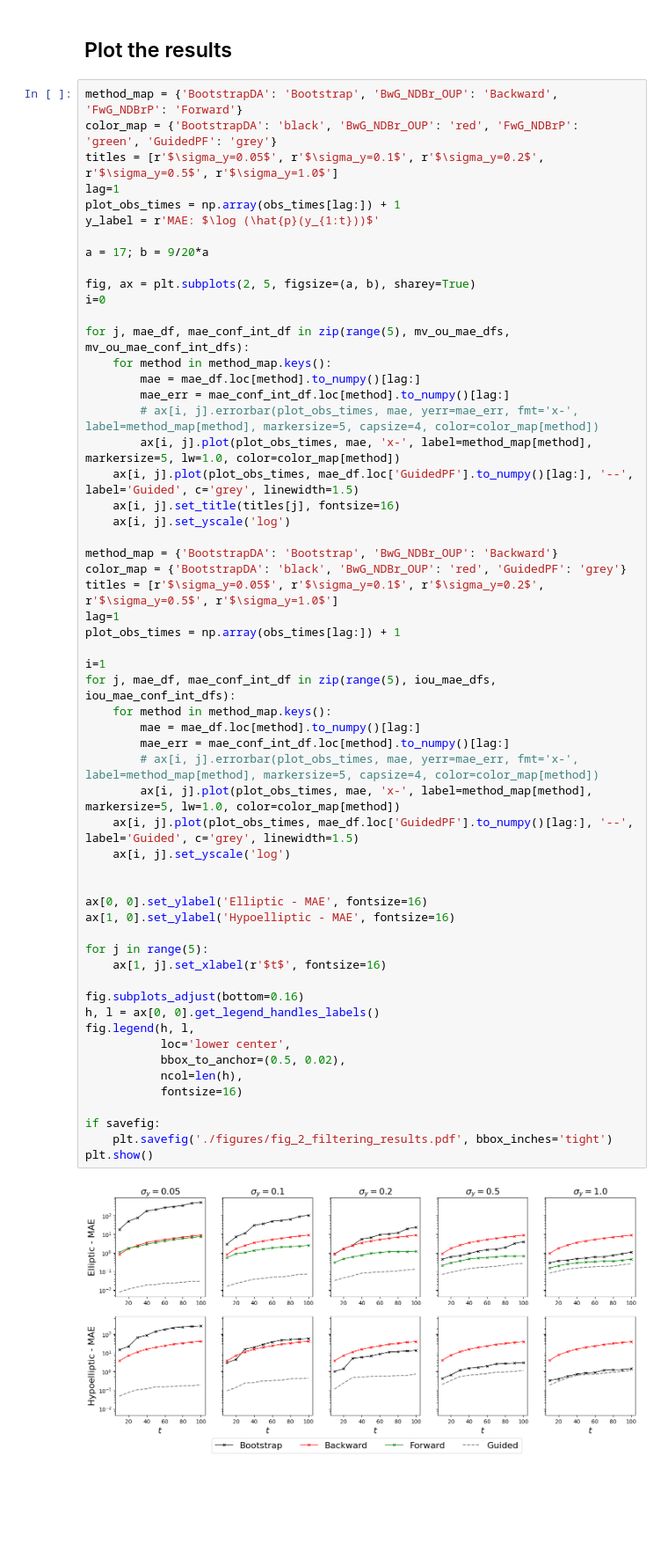
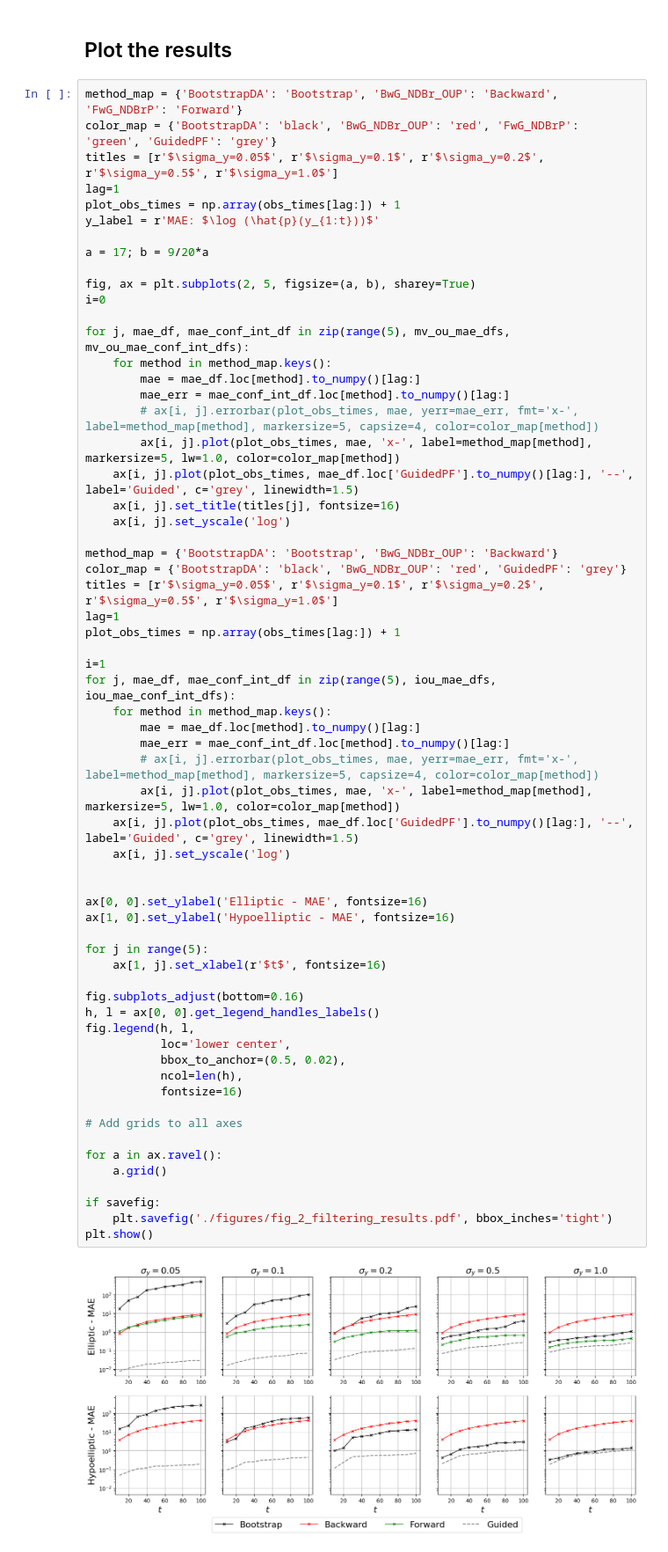
Before and after one commit to chris-stanton50/particles-cdssm, a Jupyter notebook: paper/linear_sde_filtering/filtering_experiment_results.ipynb, the cells around one changed output. Shown at 88% size. Saved outputs shown, nothing was run; the diff lists cells and outputs as text; blank space fills up the shorter version.

```diff
--- a/paper/linear_sde_filtering/filtering_experiment_results.ipynb
+++ b/paper/linear_sde_filtering/filtering_experiment_results.ipynb
@@ -147,31 +147,36 @@ plot_obs_times = np.array(obs_times[lag:]) + 1
 
 i=1
 for j, mae_df, mae_conf_int_df in zip(range(5), iou_mae_dfs, iou_mae_conf_int_dfs):
     for method in method_map.keys():
         mae = mae_df.loc[method].to_numpy()[lag:]
         mae_err = mae_conf_int_df.loc[method].to_numpy()[lag:]
         # ax[i, j].errorbar(plot_obs_times, mae, yerr=mae_err, fmt='x-', label=method_map[method], markersize=5, capsize=4, color=color_map[method])
         ax[i, j].plot(plot_obs_times, mae, 'x-', label=method_map[method], markersize=5, lw=1.0, color=color_map[method])
     ax[i, j].plot(plot_obs_times, mae_df.loc['GuidedPF'].to_numpy()[lag:], '--', label='Guided', c='grey', linewidth=1.5)
     ax[i, j].set_yscale('log')
 
 
 ax[0, 0].set_ylabel('Elliptic - MAE', fontsize=16)
 ax[1, 0].set_ylabel('Hypoelliptic - MAE', fontsize=16)
 
 for j in range(5):
     ax[1, j].set_xlabel(r'$t$', fontsize=16)
 
 fig.subplots_adjust(bottom=0.16)
 h, l = ax[0, 0].get_legend_handles_labels()
 fig.legend(h, l,
            loc='lower center',
            bbox_to_anchor=(0.5, 0.02),
            ncol=len(h),
            fontsize=16)
 
+# Add grids to all axes
+
+for a in ax.ravel():
+    a.grid()
+
 if savefig:
     plt.savefig('./figures/fig_2_filtering_results.pdf', bbox_inches='tight')
 plt.show()
 # %% [output]
-[figure, old version]
+[figure, new version]
```
Also changed, not shown: 1 other file.
